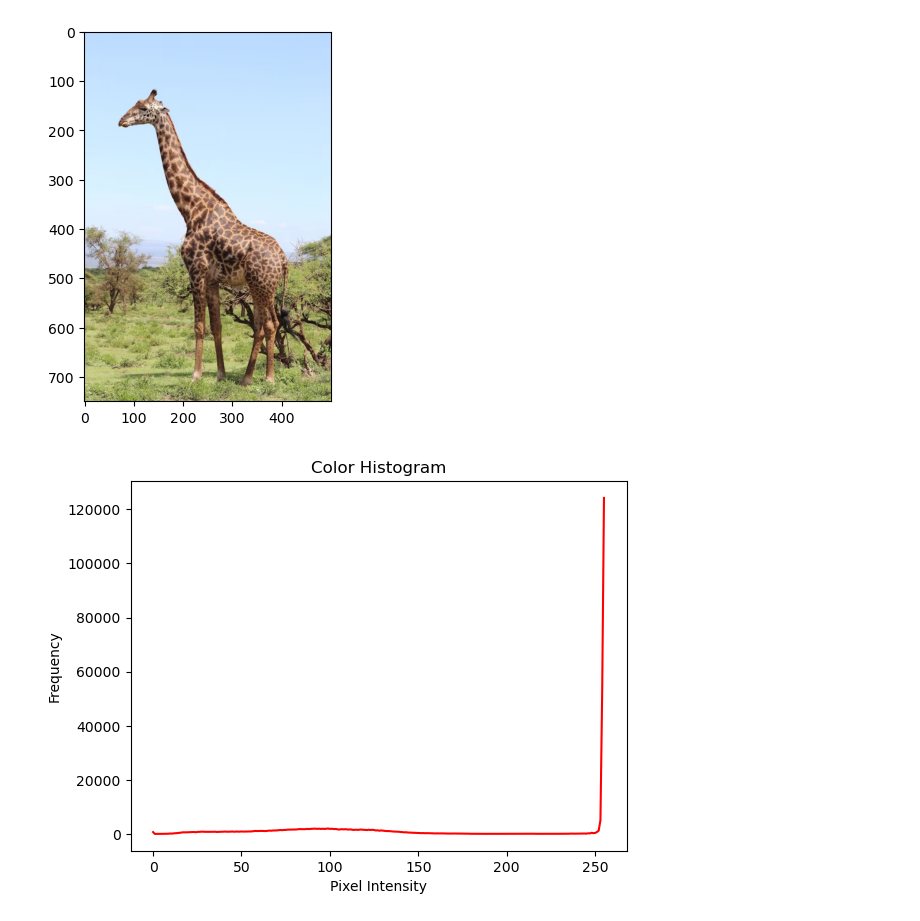
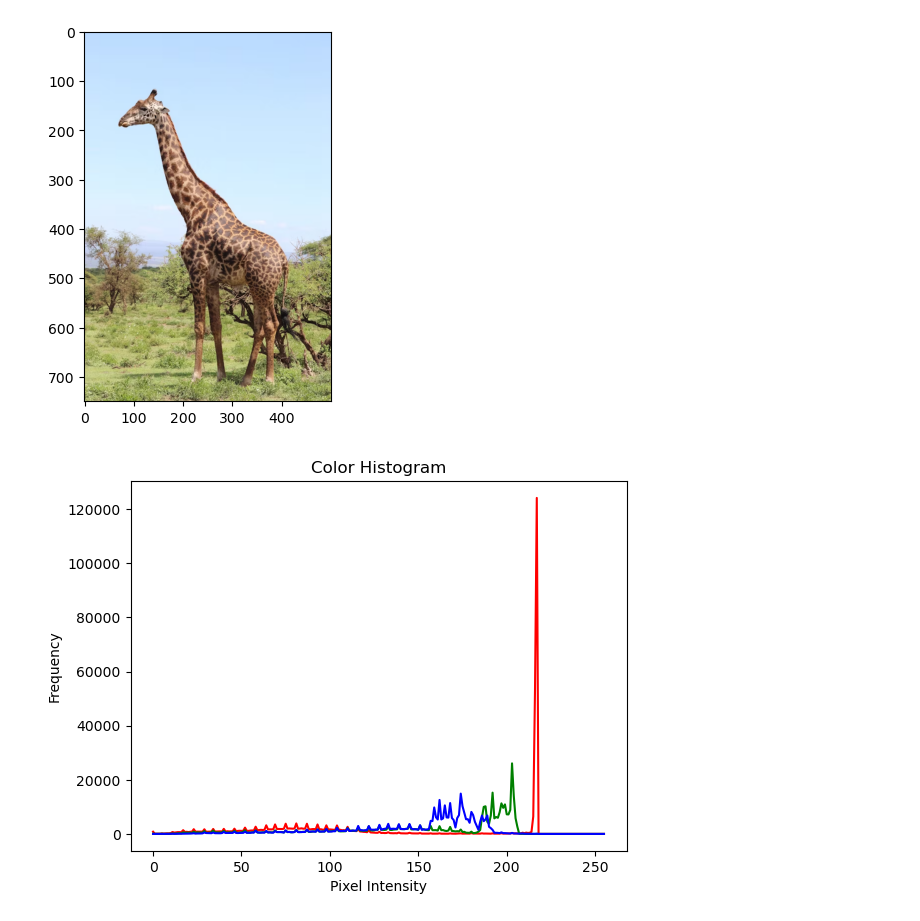
Before and after one commit to aaabdelaziz/Image-Processing, a Jupyter notebook: Python_Implemnetation/12-Histogram.ipynb, the cells around one changed output. Saved outputs shown, nothing was run; the diff lists cells and outputs as text; code cells hidden in the pictures.

Commit message:
Update Histogram colors range.

```diff
--- a/Python_Implemnetation/12-Histogram.ipynb
+++ b/Python_Implemnetation/12-Histogram.ipynb
@@ -16,17 +16,17 @@ plt.imshow(img_rgb,cmap='grey')
 # %%
 # read image Channels and colors
 channels = cv2.split(image)
 colors = ['red', 'green', 'blue']
 
 # get the histogram
 for channel, color in zip(channels,colors):
     # Channel, mask, channel_0(one Channel), None Mask, histogram size, intensity values range
-    histogram = cv2.calcHist([channel],[0], None, [256],[0,256])
+    histogram = cv2.calcHist([channel],[0], None, [256],[0,300])
     plt.plot(histogram, color=color)
 
 plt.title("Color Histogram")
 plt.xlabel("Pixel Intensity")
 plt.ylabel("Frequency")
 plt.show()
 # %% [output]
-[figure, old version]
+[figure, new version]
```
Also changed, not shown: parts of 1 cell of this notebook.
